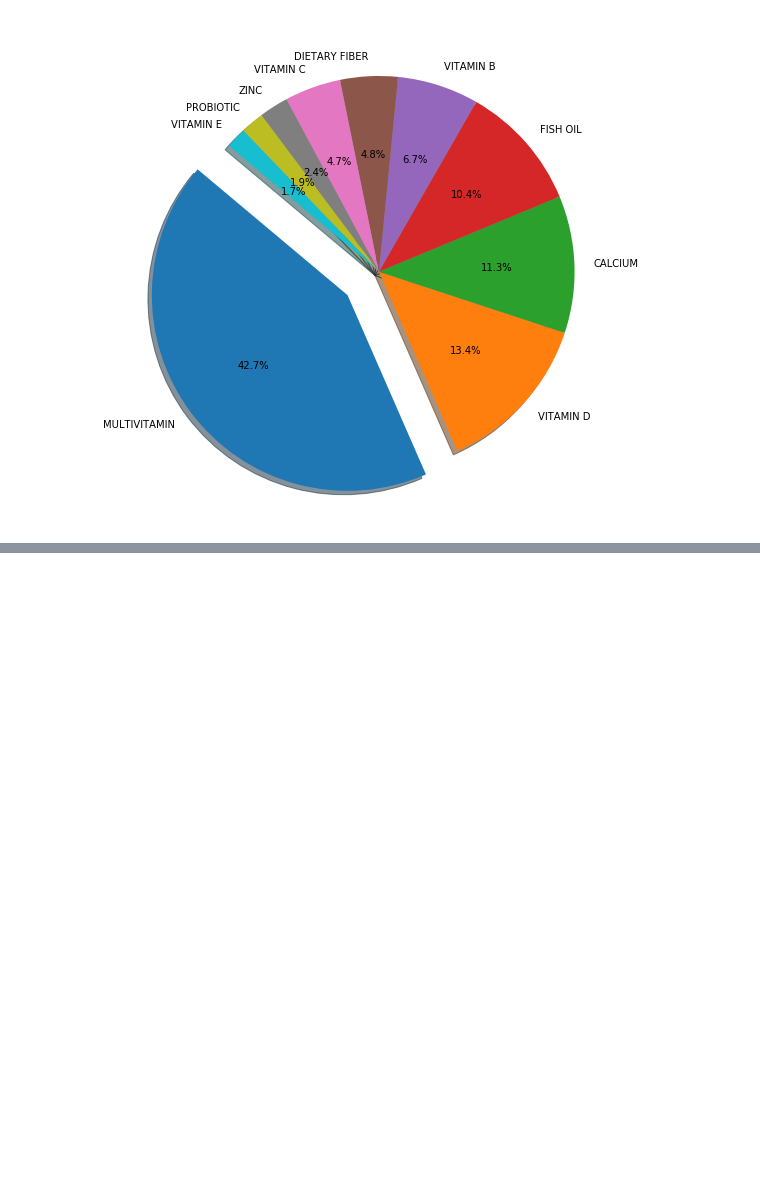
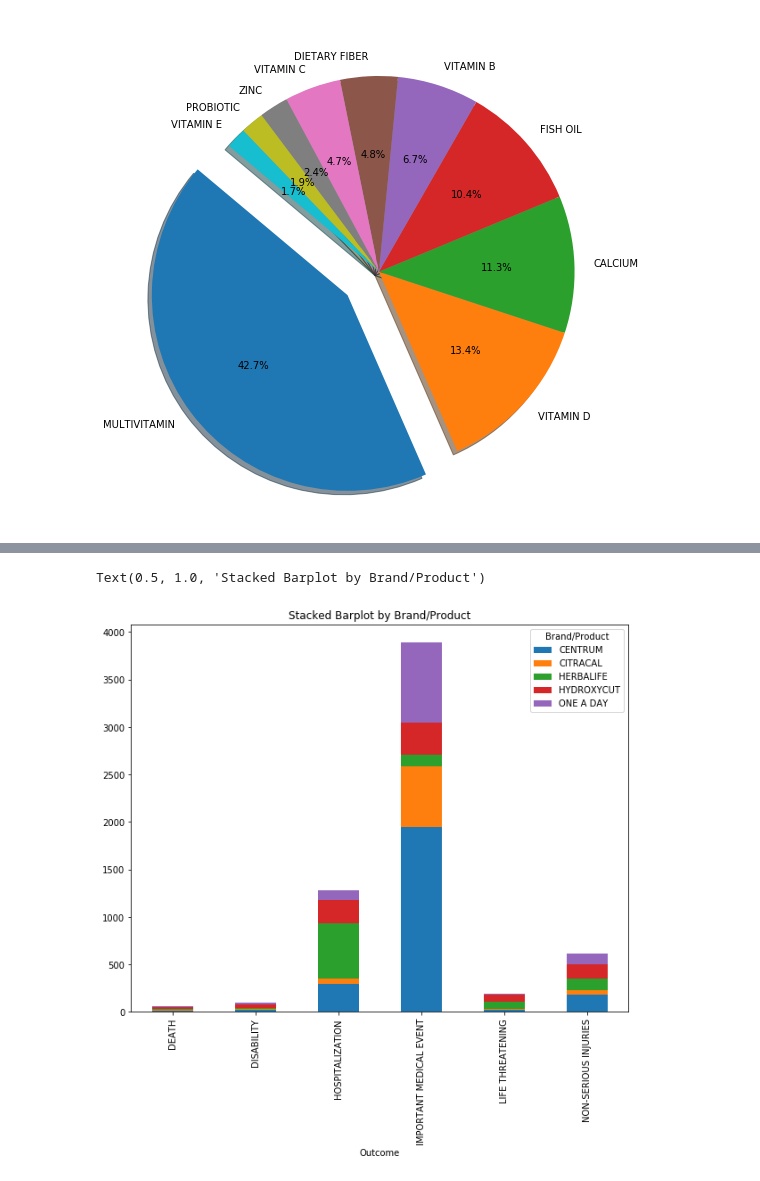
Before and after one commit to ying-li-python/Vita-Mine, a Jupyter notebook: PROJECT.ipynb, the cells around one changed output, grey strips where cells are left out. Saved outputs shown, nothing was run; the diff lists cells and outputs as text; code cells hidden in the pictures; blank space fills up the shorter version.

```diff
--- a/PROJECT.ipynb
+++ b/PROJECT.ipynb
@@ -141,0 +187,10 @@ Reject Null Hypothese, We conclude that there is significant difference between
+# %%
+dfprod1=df.groupby(["Brand/Product"])["Outcome"].value_counts()
+dfprod1=dfprod1.reset_index(name="Count")
+dfprod1=dfprod1.loc[(dfprod1["Brand/Product"]=="CENTRUM")|(dfprod1["Brand/Product"]=="ONE A DAY")|(dfprod1["Brand/Product"]=="HERBALIFE")|(dfprod1["Brand/Product"]=="HYDROXYCUT")|(dfprod1["Brand/Product"]=="CITRACAL")]
+dfprod1=dfprod1.pivot(index="Outcome", columns="Brand/Product",values="Count")
+dfprod1.plot(kind="bar", stacked=True, figsize=(10,8))
+plt.title("Stacked Barplot by Brand/Product")
+# %% [output]
+Text(0.5, 1.0, 'Stacked Barplot by Brand/Product')
+[figure, added]
```
Also changed, not shown: parts of 9 cells of this notebook, 2 other files.
